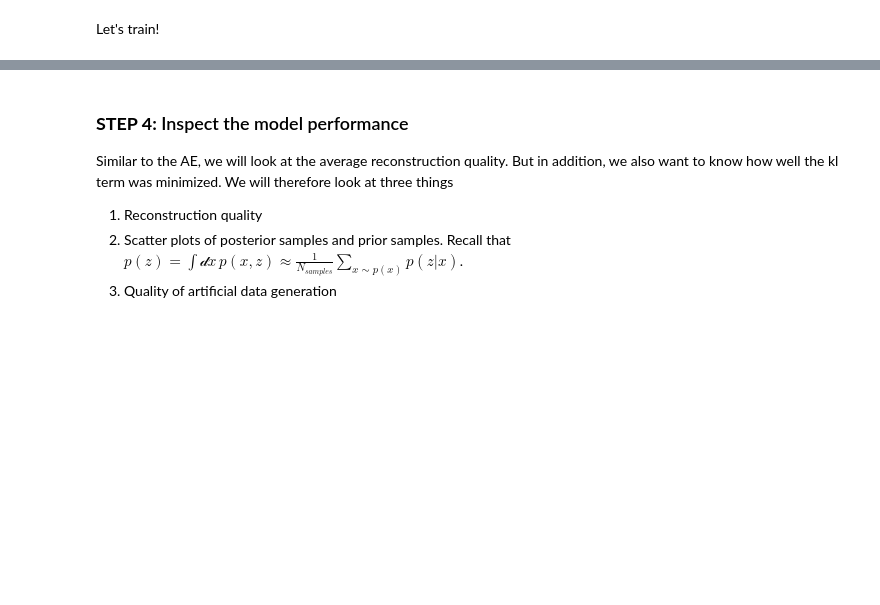
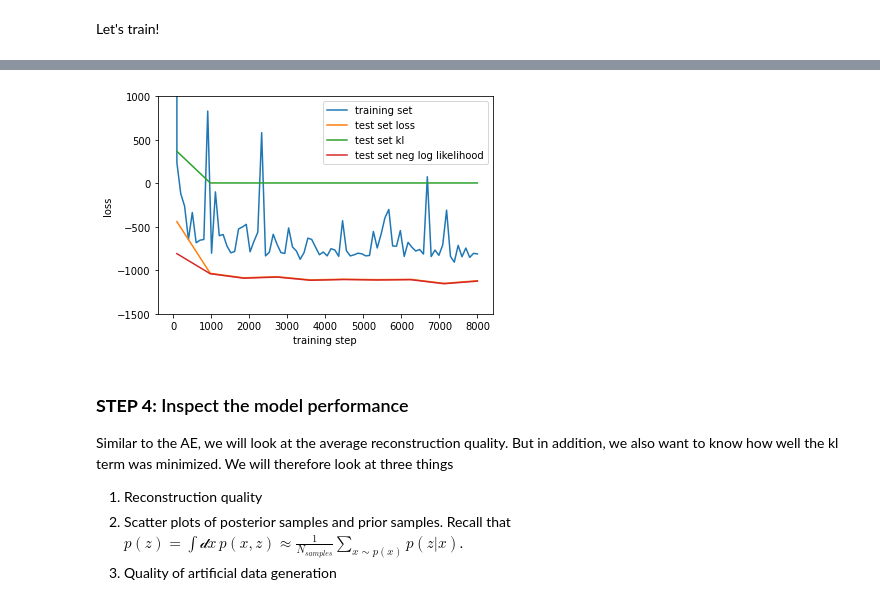
Before and after one commit to VMBoehm/ML_Lectures, a Jupyter notebook: ImprovingVAEs_and_VAEs_on_imperfect_data.ipynb, the cells around one changed output, grey strips where cells are left out. Drawn from its saved outputs; the diff is of its cells as text; code cells hidden in the pictures; blank space fills up the shorter version.

```diff
--- a/ImprovingVAEs_and_VAEs_on_imperfect_data.ipynb
+++ b/ImprovingVAEs_and_VAEs_on_imperfect_data.ipynb
@@ -319,9 +323,8 @@ BATCHSIZE       = 128
 BATCHSIZE_TEST  = 128
 LEARNING_RATE   = 1e-3
 
-
 #TASK: create an instance of the Variational Autoencoder
-VAE = VariationalAutoencoder(sample_size=16,sigma=0.01)
+VAE = VariationalAutoencoder(sample_size=16,sigma=0.1)
 
 optimizer = torch.optim.Adam(VAE.parameters(), lr=LEARNING_RATE)
 
@@ -376,19 +379,19 @@ layers.7.fc2_b.weight
 layers.7.fc2_b.bias
 # %%
 #TASK: define the new loss function
-def negative_ELBO(avg_log_likelihood,kl):
+def negative_ELBO(avg_log_likelihood,kl, beta):
 
-    negative_ELBO = - torch.mean(avg_log_likelihood-kl)
+    negative_ELBO = - torch.mean(avg_log_likelihood-beta*kl)
 
     return negative_ELBO
 # %%
-def train_loop(dataloader, model, loss_fn, optimizer):
+def train_loop(dataloader, model, loss_fn, optimizer, beta=1):
     size = len(dataloader.dataset)
     losses = []
     for batch, X in enumerate(dataloader):
         #TASK: compute the loss from the output of the VAE foward pass
         log_likelihood, kl = model(X)
-        loss = loss_fn(log_likelihood,kl)
+        loss = loss_fn(log_likelihood,kl, beta)
 
         # Backpropagation
         optimizer.zero_grad()
@@ -415,7 +418,7 @@ def test_loop(dataloader, model, loss_fn):
         for X in dataloader:
             #TASK: in the test loop we want to keep track not only of the ELBO, but also of the two terms that contribute to the ELBO (kl diveregence and loglikelihood)
             log_likelihood, kl = model(X)
-            test_loss += loss_fn(log_likelihood,kl).item()
+            test_loss += loss_fn(log_likelihood,kl,beta=1).item()
             nllh += -np.mean(log_likelihood.cpu().numpy())
             kl_ += np.mean(kl.cpu().numpy())
 
@@ -432,13 +435,16 @@ def test_loop(dataloader, model, loss_fn):
 # %% [markdown]
 Let's train!
 # %%
-EPOCHS = 40
+EPOCHS = 10
 
 train_loss = []
 test_loss  = []
+beta_init  = 100
 for t in range(EPOCHS):
+    beta = beta_init#max(beta_init*(EPOCHS-t),1)
+    print(beta)
     print(f"Epoch {t+1}\n-------------------------------")
-    train_loss.append(train_loop(train_dataloader, VAE, negative_ELBO, optimizer))
+    train_loss.append(train_loop(train_dataloader, VAE, negative_ELBO, optimizer,beta))
     test_loss.append(test_loop(test_dataloader, VAE, negative_ELBO))
 print("Done!")
 # %% [output]
@@ -465,16 +470,18 @@ test_loss=np.asarray(test_loss)
 # %%
 #TASK: plot the training loss, test loss, and the contributions to teh loss from each of the two terms
 length = len(np.asarray(train_loss).flatten())
 plt.figure()
 plt.plot(np.linspace(0,length*100,length), np.asarray(train_loss).flatten(),label='training set')
 plt.plot(np.linspace(100,(length)*100,len(test_loss)),test_loss[:,0],label='test set loss')
 plt.plot(np.linspace(100,(length)*100,len(test_loss)),test_loss[:,1],label='test set kl')
 plt.plot(np.linspace(100,(length)*100,len(test_loss)),test_loss[:,2],label='test set neg log likelihood')
 plt.xlabel('training step')
 plt.ylabel('loss')
-plt.ylim(np.min(train_loss),15000)
+plt.ylim(-1500,1000)
 plt.legend()
 plt.show()
+# %% [output]
+[figure, added]
 # %%
 # TASK: Inspect how the contribution of the kl divergence and log likelihood to the loss change as you change the noise in the likelihood. Some suggested values: sigma=[0.5,1,2]
 # TASK: what ahppens if you change the number of samples?
```
Also changed, not shown: parts of 13 cells of this notebook.
